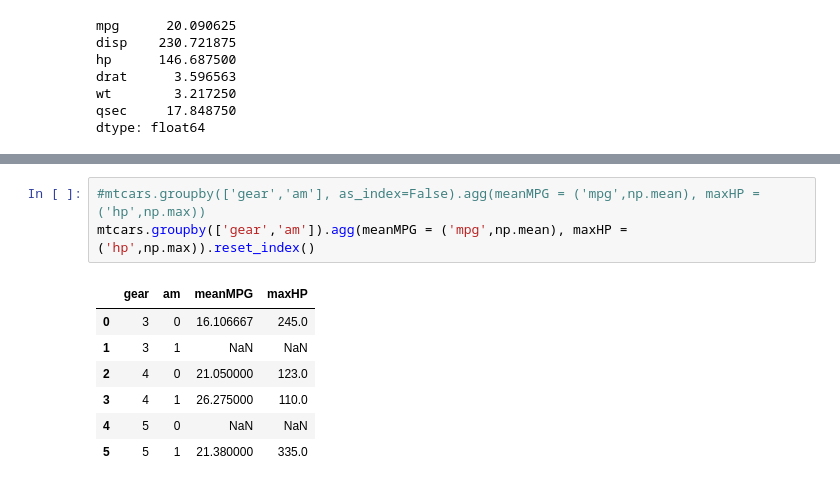
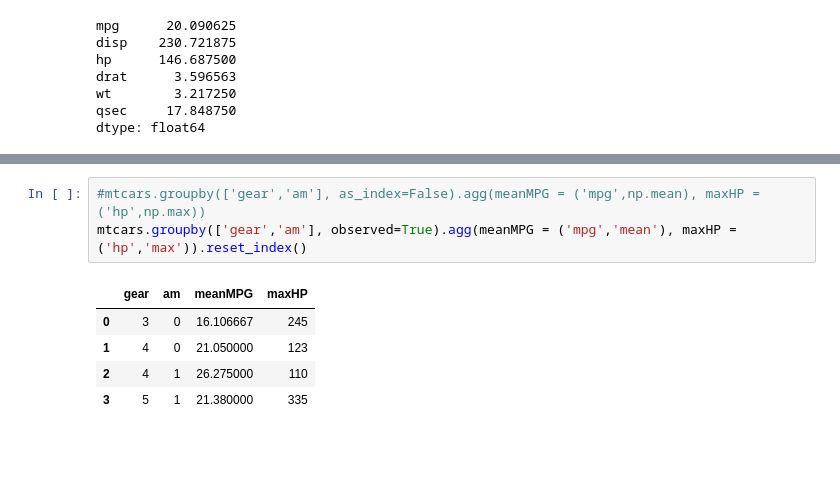
Before and after one commit to dupadhyaya/mypractise, a Jupyter notebook: pyj/ds/pd2.ipynb, the cells around one changed output, grey strips where cells are left out. Cells and saved outputs as stored; diff of their text form; blank space fills up the shorter version.

```diff
--- a/pyj/ds/pd2.ipynb
+++ b/pyj/ds/pd2.ipynb
@@ -101,14 +103,12 @@ mtcars.groupby('gear', as_index=False).agg(meanMPG = ('mpg',np.mean), maxHP = ('
 | 2 | 5 | 21.380000 | 335 |
 # %%
 #mtcars.groupby(['gear','am'], as_index=False).agg(meanMPG = ('mpg',np.mean), maxHP = ('hp',np.max))
-mtcars.groupby(['gear','am']).agg(meanMPG = ('mpg',np.mean), maxHP = ('hp',np.max)).reset_index()
+mtcars.groupby(['gear','am'], observed=True).agg(meanMPG = ('mpg','mean'), maxHP = ('hp','max')).reset_index()
 # %% [output]
 |  | gear | am | meanMPG | maxHP |
-| 0 | 3 | 0 | 16.106667 | 245.0 |
-| 1 | 3 | 1 | NaN | NaN |
-| 2 | 4 | 0 | 21.050000 | 123.0 |
-| 3 | 4 | 1 | 26.275000 | 110.0 |
-| 4 | 5 | 0 | NaN | NaN |
-| 5 | 5 | 1 | 21.380000 | 335.0 |
+| 0 | 3 | 0 | 16.106667 | 245 |
+| 1 | 4 | 0 | 21.050000 | 123 |
+| 2 | 4 | 1 | 26.275000 | 110 |
+| 3 | 5 | 1 | 21.380000 | 335 |
 # %%
 #gear cars which have mean mpg > 20
```
Also changed, not shown: parts of 27 cells of this notebook.
